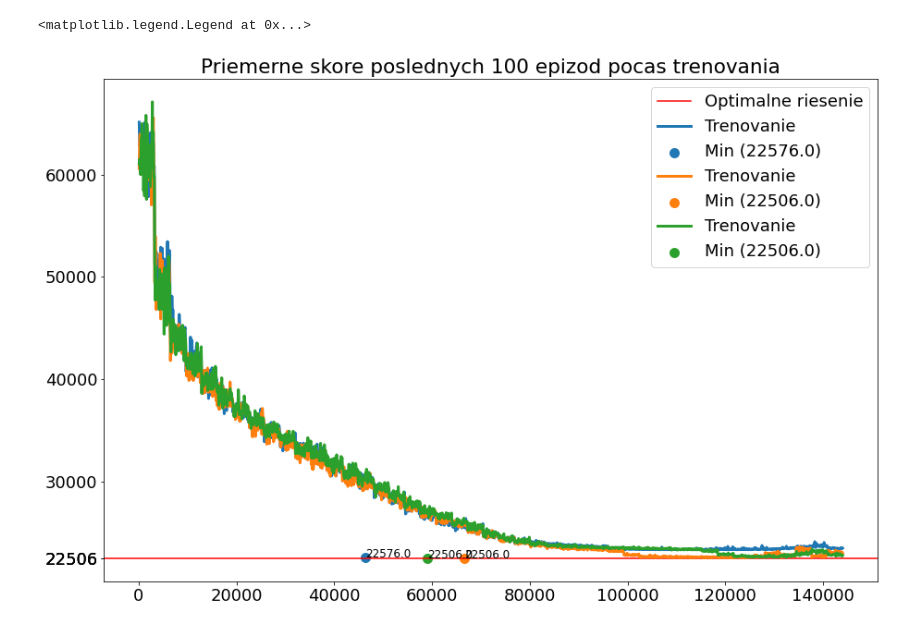
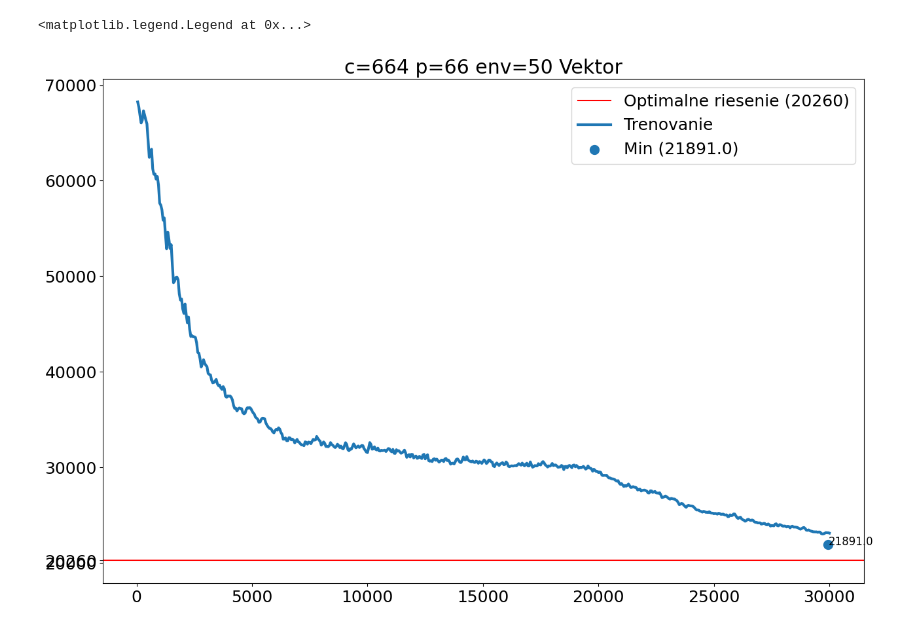
Before and after one commit to Ed-zo/rl-optimization, a Jupyter notebook: notebook.ipynb, the cells around one changed output. Drawn from its saved outputs; the diff is of its cells as text; code cells hidden in the pictures.

```diff
--- a/notebook.ipynb
+++ b/notebook.ipynb
@@ -9,17 +10,17 @@ import torch.nn.init as init
 import numpy as np
 # %%
 class PolicyValueModel(nn.Module):
-    def __init__(self, count_of_actions):
+    def __init__(self, count_of_actions, n):
         super(PolicyValueModel, self).__init__()
 
         # self.conv1 = nn.Conv1d(1, 16, 3)
         # self.conv2 = nn.Conv1d(16, 32, 3)
 
-        self.fc_p1 = nn.Linear(count_of_actions, 16)
-        self.fc_p2 = nn.Linear(16, count_of_actions)
+        self.fc_p1 = nn.Linear(count_of_actions * 2, n)
+        self.fc_p2 = nn.Linear(n, count_of_actions)
 
-        self.fc_v1 = nn.Linear(count_of_actions, 16)
-        self.fc_v2 = nn.Linear(16, 1)
+        self.fc_v1 = nn.Linear(count_of_actions * 2, n)
+        self.fc_v2 = nn.Linear(n, 1)
 
         features_layers = []  # [self.conv1, self.conv2]
         for layer in features_layers:
@@ -49,21 +50,23 @@ device = torch.device("cuda" if torch.cuda.is_available() else "cpu")
 print('device: ', device)
 start_date = datetime.datetime.now()
 
-env_candidates = 87
-env_p = 8
+env_candidates = 664
+env_p = 66
 env_count = 50
 results_path = 'results/'
+run_count = 1
 
-env = Env(env_p, env_candidates, env_count, 'data/BA-87', device)
+dataset_results = json.load(open('data/results.json'))
 
-net = PolicyValueModel(env_candidates)
-# net = torch.load('models/save.net')
+for i in range(run_count):
+    env = Env(env_p, env_candidates, env_count, f'data/{dataset_results[str(env_candidates)]["short"]}-{env_candidates}', device)
 
-agent = Agent(net, device=device,
-              lr=0.01, name='p_med', results_path=results_path)
+    net = PolicyValueModel(env_candidates, 16)
+    # net = torch.load('models/save.net')
 
-agent.train(env=env, count_of_envs=env_count, input_dim=(env_candidates,),
-            count_of_iterations=5, count_of_steps=512, batch_size=512)
+    agent = Agent(net, device=device, lr=0.01, name=f'p_med_{i}', results_path=results_path, epsilon = 0.2, td_steps=env_p, lr_decay=0.5)
+
+    agent.train(env=env, count_of_envs=env_count, input_dim=(env_candidates * 2,), count_of_iterations=200, count_of_steps=3 * env_p, batch_size=3 * env_p)
 
 # agent.test(env)
 
@@ -93,26 +92,29 @@ State: [0, 0, 0, 0, 0, 1, 0, 0, 0, 0, 0, 0, 0, 0, 0, 0, 0, 1, 0, 0, 0, 0, 0, 0,
 # %%
 import pandas as pd
 import matplotlib.pyplot as plt
 import json
 from pylab import rcParams
 rcParams['figure.figsize'] = 15, 10
 rcParams.update({'font.size': 18})
 
-plt.title('Priemerne skore poslednych 100 epizod pocas trenovania')
-plt.axhline(y=22506, color='r', label='Optimalne riesenie')
-for i in range(3):
+dataset_results = json.load(open('data/results.json'))
+
+optimalne = dataset_results[str(env_candidates)][str(env_p)]
+plt.title(f'c={env_candidates} p={env_p} env={env_count} Vektor')
+plt.axhline(y=optimalne, color='r', label=f'Optimalne riesenie ({optimalne})')
+for i in range(run_count):
     data = pd.read_csv(f'results/p_med_{i}.csv')
-    d = data['avg_score'] * -100000
+    d = data['avg_obj']
     plt.plot(data['episode'], d, linewidth=3, label=f'Trenovanie')
 
-    plt.yticks(list(plt.yticks()[0]) + [22506])
+    plt.yticks(list(plt.yticks()[0]) + [optimalne])
 
     obj = json.load(open(f'results/p_med_{i}_result.json'))
 
     plt.scatter(obj['episode'], obj['best_obj'], linewidths=5, label=f'Min ({obj["best_obj"]})')
     plt.annotate(obj['best_obj'], (obj['episode'], obj['best_obj']), fontsize=12)
 
 plt.legend()
 # %% [output]
 <matplotlib.legend.Legend at 0x...>
-[figure, old version]
+[figure, new version]
```
Also changed, not shown: parts of 3 cells of this notebook, 1 other file.
